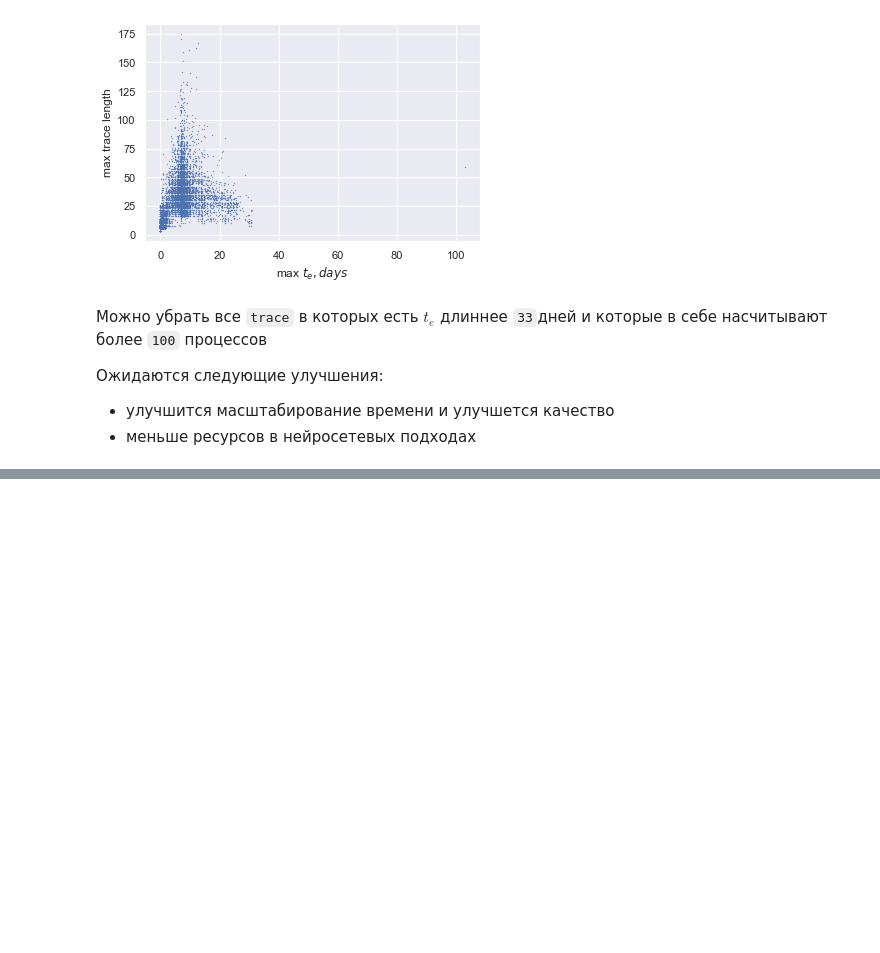
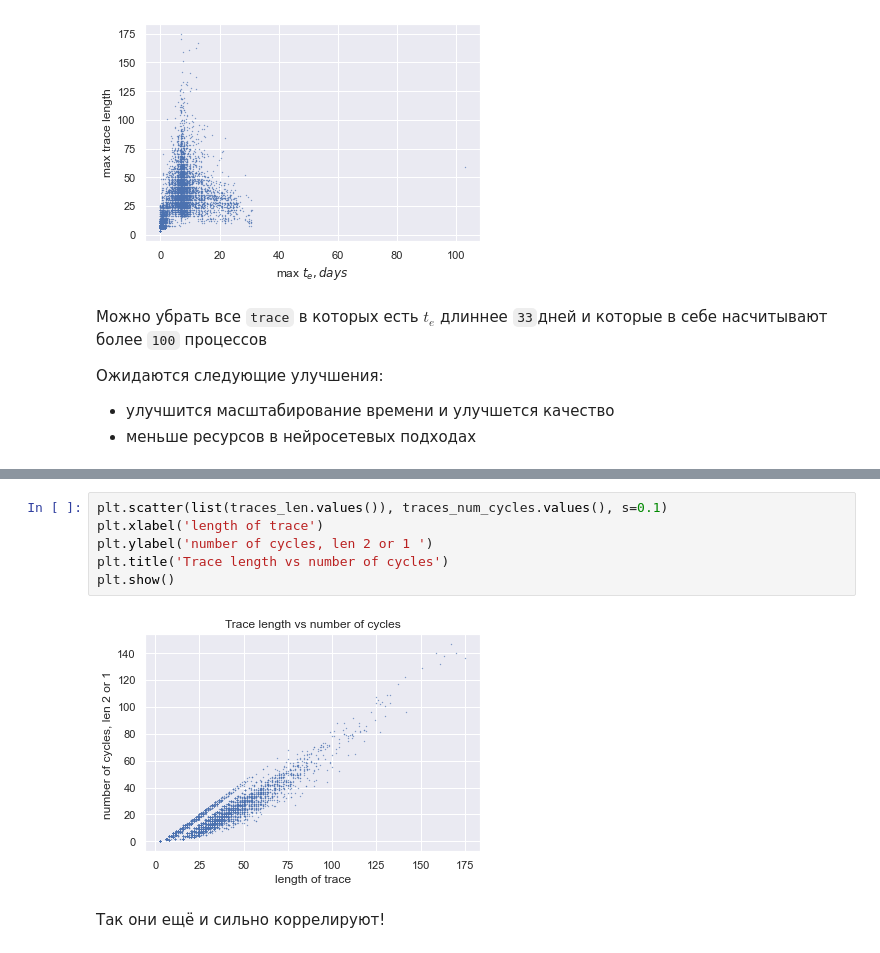
Before and after one commit to lemikhovalex/rl4pm, a Jupyter notebook: 00_visualization.ipynb, the cells around one changed output, grey strips where cells are left out. Drawn from its saved outputs; the diff is of its cells as text; blank space fills up the shorter version.

```diff
--- a/00_visualization.ipynb
+++ b/00_visualization.ipynb
@@ -287,0 +367,10 @@ Text(0, 0.5, 'max trace length')
+# %%
+plt.scatter(list(traces_len.values()), traces_num_cycles.values(), s=0.1)
+plt.xlabel('length of trace')
+plt.ylabel('number of cycles, len 2 or 1 ')
+plt.title('Trace length vs number of cycles')
+plt.show()
+# %% [output]
+[figure, added]
+# %% [markdown]
+Так они ещё и сильно коррелируют!
```
Also changed, not shown: parts of 19 cells of this notebook.
